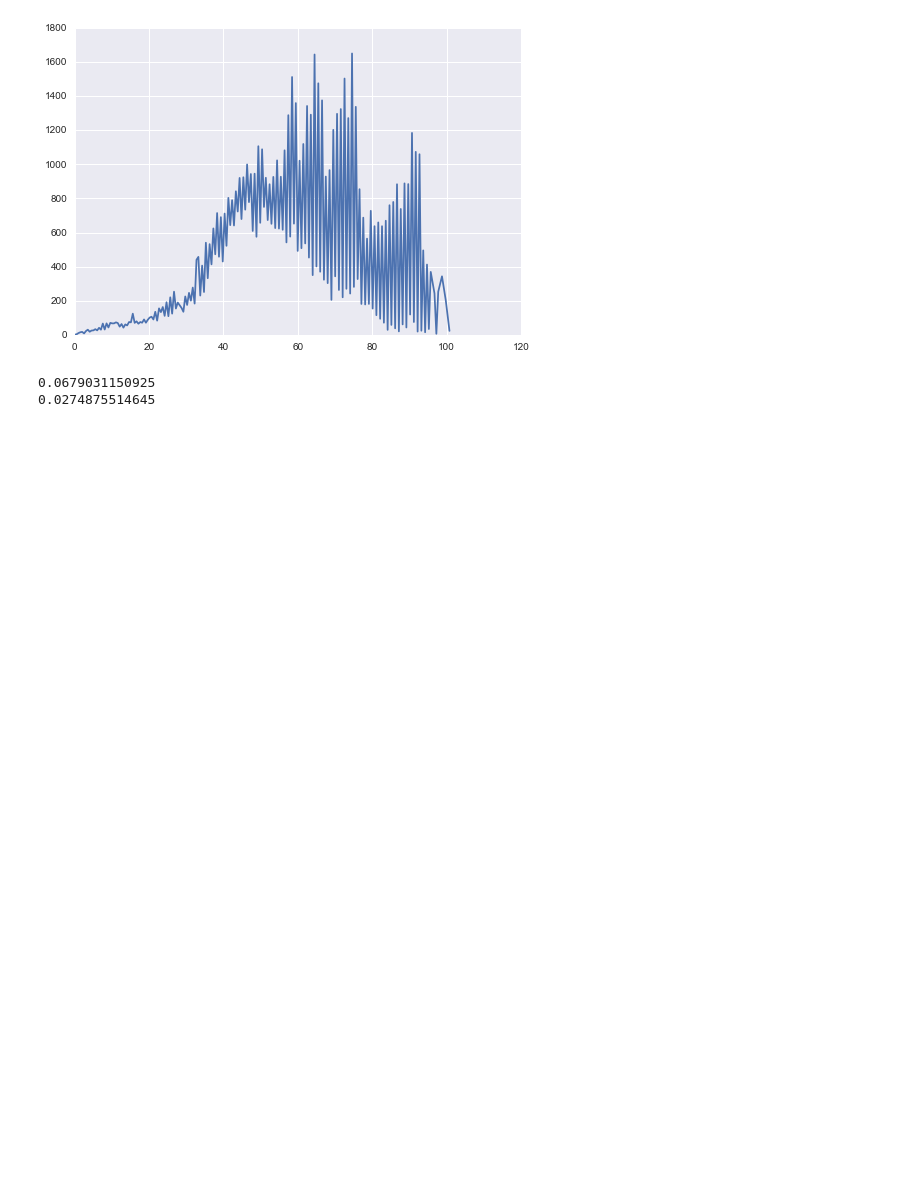
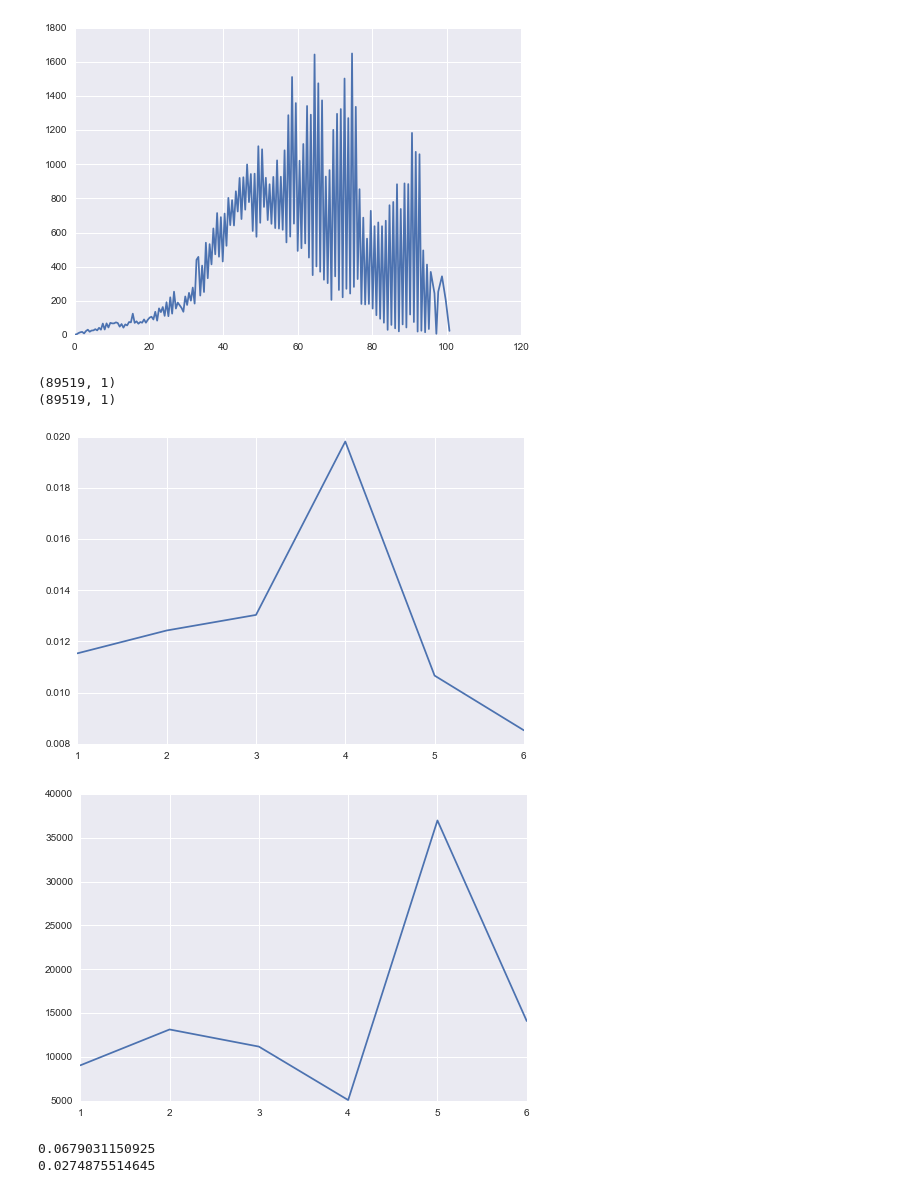
Before and after one commit to MatthewMcGonagle/KaggleZillow, a Jupyter notebook: diffusion.ipynb, the cells around one changed output. Saved outputs shown, nothing was run; the diff lists cells and outputs as text; code cells hidden in the pictures; blank space fills up the shorter version.

Commit message:
Investigated peaking phenomenon. Made categories based on peaks. Found average log errors that are far from non-zero. Should be able to use this to reduce the average log error size by quite a bit.

```diff
--- a/diffusion.ipynb
+++ b/diffusion.ipynb
@@ -692,3 +690,40 @@ plt.show()
+# %%
+# Investigate these peaks that have formed in the year built distribution.
+
+diffusion_cat = x_train.T[0].copy()
+for i in range(len(diffusion_cat)):
+    val = diffusion_cat[i]
+    if 55 < val and val < 60:
+        diffusion_cat[i] = 1
+    elif 60 < val and val < 68:
+        diffusion_cat[i] = 2
+    elif 70 < val and val < 77:
+        diffusion_cat[i] = 3
+    elif 87 < val and val < 92:
+        diffusion_cat[i] = 4
+    elif 30 < val and val < 80:
+        diffusion_cat[i] = 5
+    else:
+        diffusion_cat[i] = 6
+
+diffusion_cat = diffusion_cat.reshape(-1,1)
+print(diffusion_cat.shape)
+print(y_train.shape)
+plot_df_values = np.hstack((x_train, y_train, diffusion_cat))
+plot_df = pd.DataFrame(plot_df_values, columns = ['diffusion', 'yearbuilt', 'logerror', 'diffusion_cat'])
+plot_df = plot_df.groupby('diffusion_cat').mean()
+plt.plot(plot_df.index, plot_df['logerror'])
+plt.show()
+
+plot_df = pd.DataFrame(plot_df_values, columns = ['diffusion', 'yearbuilt', 'logerror', 'diffusion_cat'])
+plot_df = plot_df.groupby('diffusion_cat').count()
+plt.plot(plot_df.index, plot_df['logerror'])
+plt.show()
+# %% [output]
+(89519, 1)
+(89519, 1)
+[figure, added]
+[figure, added]
 # %%
 # Looking at graph of absolute value of log error, seems we should only apply the diffusion when diffusion
 # is at least as large as say 75.
```
Also changed, not shown: parts of 2 cells of this notebook.
